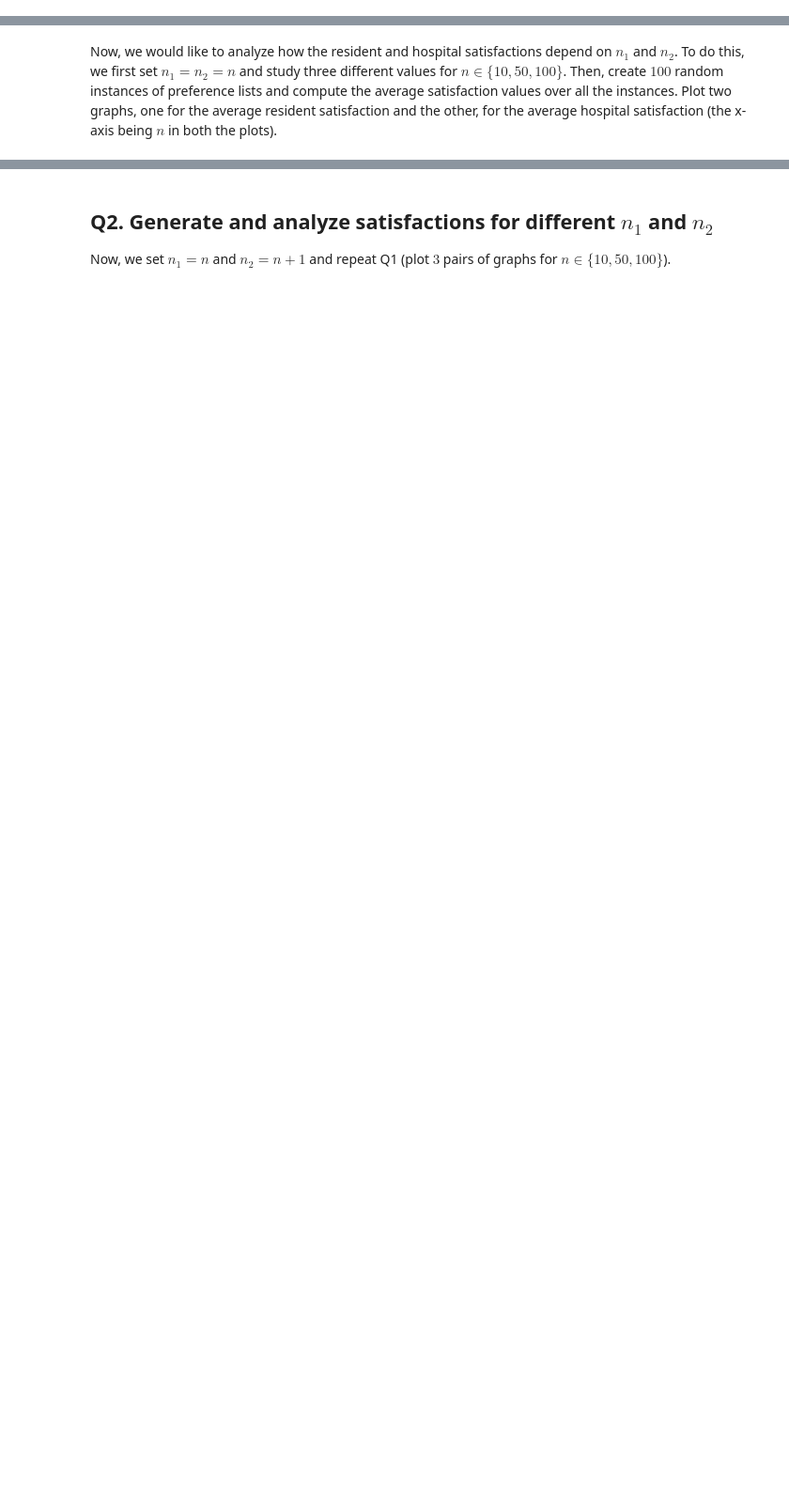
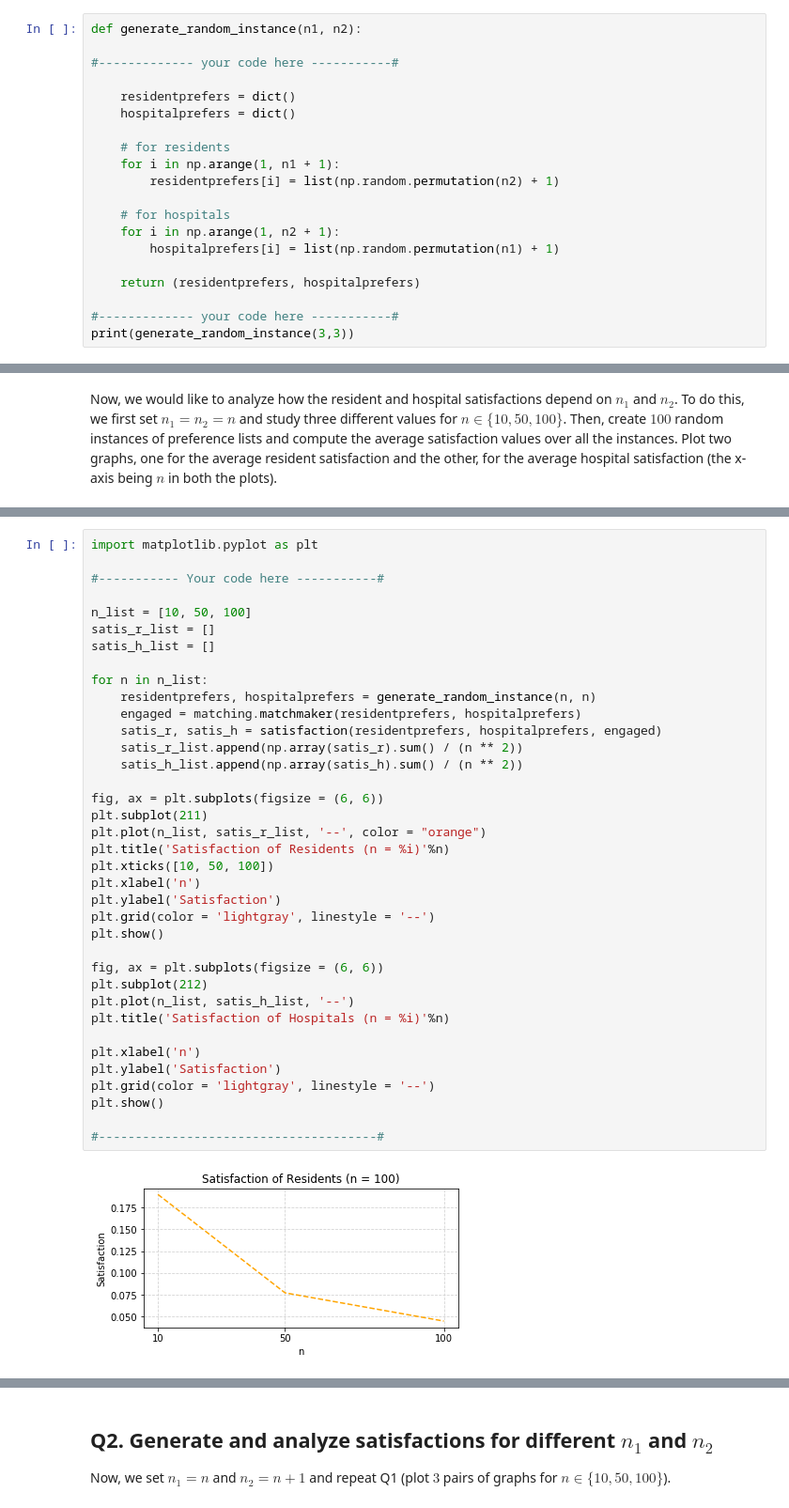
Before and after one commit to Richard-Hendricks/UIUC-Fall-2017, a Jupyter notebook: IE_532/Exercises/2StableMatching_ex.ipynb, the cells around one changed output, grey strips where cells are left out. Shown at 94% size. Cells and saved outputs as stored; diff of their text form; blank space fills up the shorter version.

```diff
--- a/IE_532/Exercises/2StableMatching_ex.ipynb
+++ b/IE_532/Exercises/2StableMatching_ex.ipynb
@@ -75,0 +56,20 @@ None
+# %%
+def generate_random_instance(n1, n2):
+
+#------------- your code here -----------#
+
+    residentprefers = dict()
+    hospitalprefers = dict()
+
+    # for residents
+    for i in np.arange(1, n1 + 1):
+        residentprefers[i] = list(np.random.permutation(n2) + 1)
+
+    # for hospitals
+    for i in np.arange(1, n2 + 1):
+        hospitalprefers[i] = list(np.random.permutation(n1) + 1)
+
+    return (residentprefers, hospitalprefers)
+
+#------------- your code here -----------#
+print(generate_random_instance(3,3))
@@ -89,0 +80,39 @@ match_compute_plot(100)
+# %%
+import matplotlib.pyplot as plt
+
+#----------- Your code here -----------#
+
+n_list = [10, 50, 100]
+satis_r_list = []
+satis_h_list = []
+
+for n in n_list:
+    residentprefers, hospitalprefers = generate_random_instance(n, n)
+    engaged = matching.matchmaker(residentprefers, hospitalprefers)
+    satis_r, satis_h = satisfaction(residentprefers, hospitalprefers, engaged)
+    satis_r_list.append(np.array(satis_r).sum() / (n ** 2))
+    satis_h_list.append(np.array(satis_h).sum() / (n ** 2))
+
+fig, ax = plt.subplots(figsize = (6, 6))
+plt.subplot(211)
+plt.plot(n_list, satis_r_list, '--', color = "orange")
+plt.title('Satisfaction of Residents (n = %i)'%n)
+plt.xticks([10, 50, 100])
+plt.xlabel('n')
+plt.ylabel('Satisfaction')
+plt.grid(color = 'lightgray', linestyle = '--')
+plt.show()
+
+fig, ax = plt.subplots(figsize = (6, 6))
+plt.subplot(212)
+plt.plot(n_list, satis_h_list, '--')
+plt.title('Satisfaction of Hospitals (n = %i)'%n)
+
+plt.xlabel('n')
+plt.ylabel('Satisfaction')
+plt.grid(color = 'lightgray', linestyle = '--')
+plt.show()
+
+#--------------------------------------#
+# %% [output]
+[figure, added]
```
Also changed, not shown: parts of 14 cells of this notebook.
